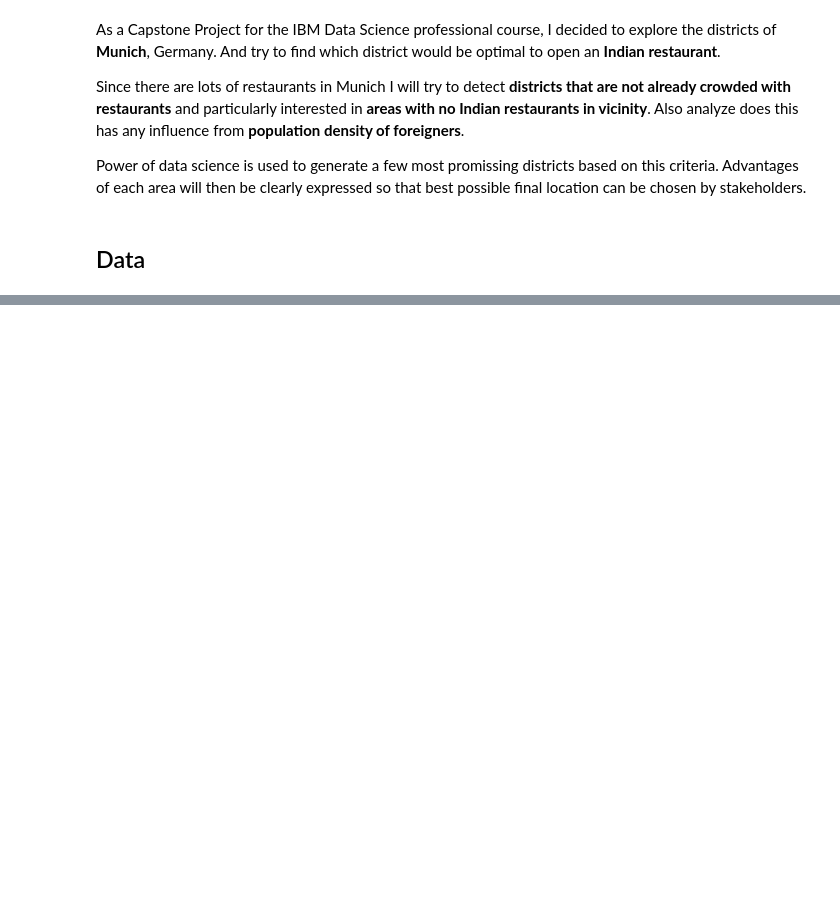
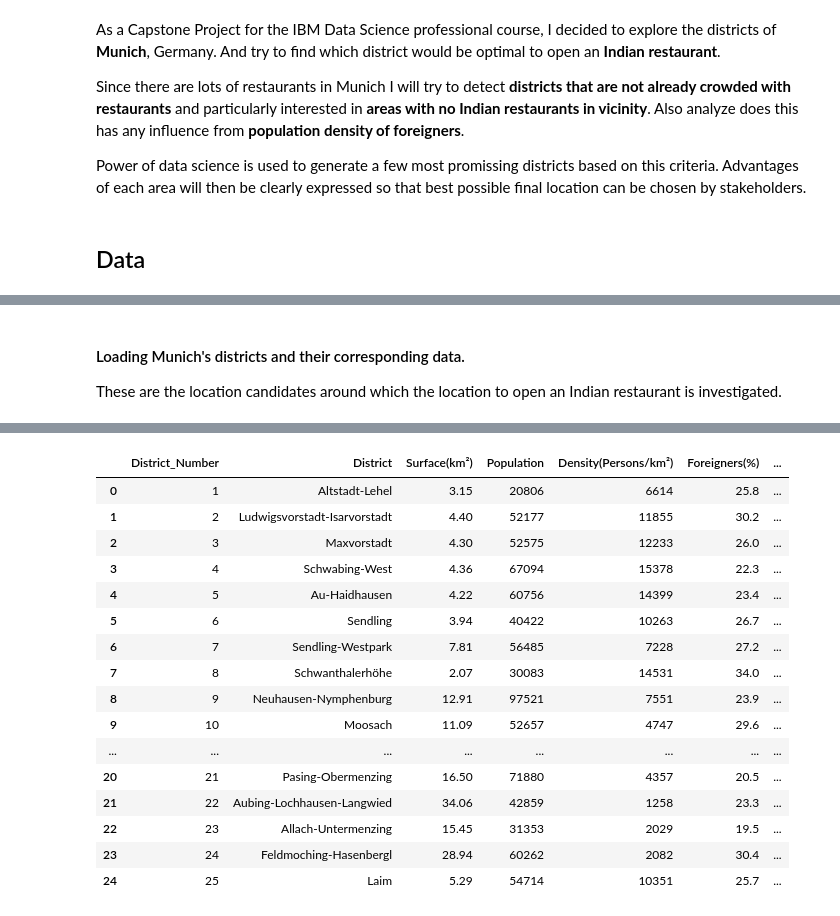
Before and after one commit to NandeeshHD/Coursera_Capstone, a Jupyter notebook: The Battle of Neighborhoods.ipynb, the cells around one changed output, grey strips where cells are left out. Saved outputs shown, nothing was run; the diff lists cells and outputs as text; code cells hidden in the pictures; blank space fills up the shorter version.

```diff
--- a/The Battle of Neighborhoods.ipynb
+++ b/The Battle of Neighborhoods.ipynb
@@ -36,0 +85,36 @@ Following data sources will be needed to extract/generate the required informati
+# %% [markdown]
+#### Loading Munich's districts and their corresponding data.
+
+These are the location candidates around which the location to open an Indian restaurant is investigated.
+# %%
+# install 'lxml' python package to be able to read table HTML tables from Pandas
+!pip install lxml
+
+import requests
+
+munich_districts_info = 'http://www.total-munich.com/20160623888/blog/moving-to-munich/moving-to-munich-introduction-to-munich-s-boroughs.html'
+data = requests.get(munich_districts_info)
+
+# loading the html table to pandas dataframe
+districts = pd.read_html(data.text, header=0)[0]
+
+# remove unwanted rows
+districts = districts[:25]
+districts.columns = [column.replace(' ', '') for column in districts.columns]
+districts.rename(columns={'No.': 'District_Number'}, inplace=True)
+
+# rectifying the mistakes in district names and type casting of few columns
+districts.loc[1, 'District'] = districts.loc[1, 'District'].replace(' ', '')
+districts.loc[18, 'District'] = districts.loc[18, 'District'].replace(' ', '')
+districts.loc[:, 'District_Number'] = districts['District_Number'].astype(int)
+districts.loc[:, 'Density(Persons/km²)'] = districts['Density(Persons/km²)'].astype(int)
+
+# convrting percentage to actual numbers
+foreigners_population = districts['Foreigners(%)'] * districts['Population'] / 100
+districts.loc[:, 'Foreigners_Population'] = foreigners_population.astype(int)
+
+foreigners_density = districts['Foreigners(%)'] * districts['Density(Persons/km²)'] / 100
+districts.loc[:, 'Foreigners_Density(Persons/km²)'] = foreigners_density.astype(int)
+
+districts
+# %% [output]
@@ -36,0 +122,17 @@ Following data sources will be needed to extract/generate the required informati
+|  | District_Number | District | Surface(km²) | Population | Density(Persons/km²) | Foreigners(%) | ... |
+| 0 | 1 | Altstadt-Lehel | 3.15 | 20806 | 6614 | 25.8 | ... |
+| 1 | 2 | Ludwigsvorstadt-Isarvorstadt | 4.40 | 52177 | 11855 | 30.2 | ... |
+| 2 | 3 | Maxvorstadt | 4.30 | 52575 | 12233 | 26.0 | ... |
+| 3 | 4 | Schwabing-West | 4.36 | 67094 | 15378 | 22.3 | ... |
+| 4 | 5 | Au-Haidhausen | 4.22 | 60756 | 14399 | 23.4 | ... |
+| 5 | 6 | Sendling | 3.94 | 40422 | 10263 | 26.7 | ... |
+| 6 | 7 | Sendling-Westpark | 7.81 | 56485 | 7228 | 27.2 | ... |
+| 7 | 8 | Schwanthalerhöhe | 2.07 | 30083 | 14531 | 34.0 | ... |
+| 8 | 9 | Neuhausen-Nymphenburg | 12.91 | 97521 | 7551 | 23.9 | ... |
+| 9 | 10 | Moosach | 11.09 | 52657 | 4747 | 29.6 | ... |
+| ... | ... | ... | ... | ... | ... | ... | ... |
+| 20 | 21 | Pasing-Obermenzing | 16.50 | 71880 | 4357 | 20.5 | ... |
+| 21 | 22 | Aubing-Lochhausen-Langwied | 34.06 | 42859 | 1258 | 23.3 | ... |
+| 22 | 23 | Allach-Untermenzing | 15.45 | 31353 | 2029 | 19.5 | ... |
+| 23 | 24 | Feldmoching-Hasenbergl | 28.94 | 60262 | 2082 | 30.4 | ... |
+| 24 | 25 | Laim | 5.29 | 54714 | 10351 | 25.7 | ... |
```
Also changed, not shown: parts of 64 cells of this notebook.
